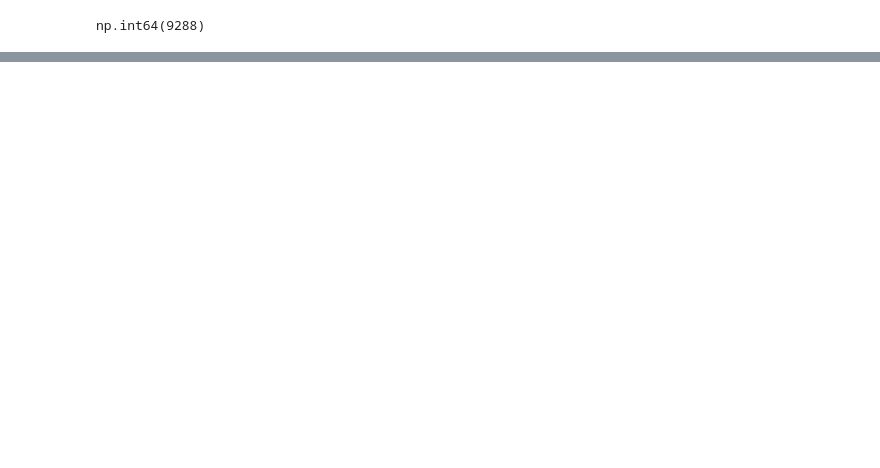
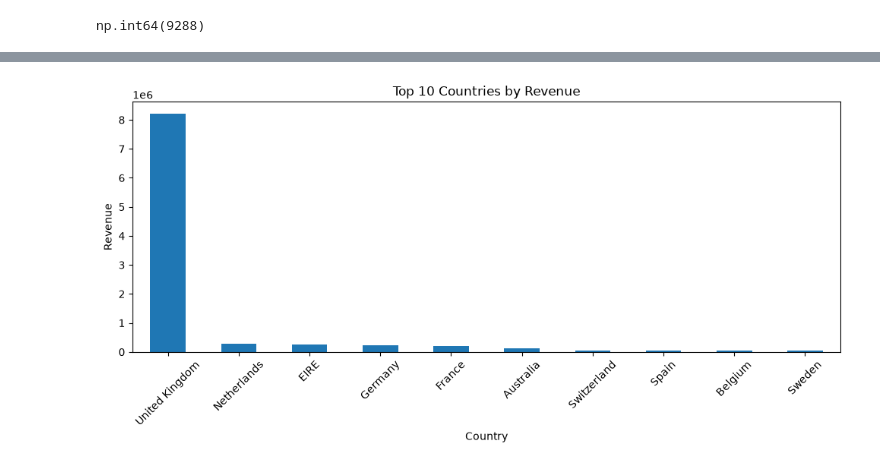
Before and after one commit to m-anup/E-commerce-Sales-Analysis, a Jupyter notebook: notebooks/01_data_exploration.ipynb, the cells around one changed output, grey strips where cells are left out. Cells and saved outputs as stored; diff of their text form; code cells hidden in the pictures; blank space fills up the shorter version.

```diff
--- a/notebooks/01_data_exploration.ipynb
+++ b/notebooks/01_data_exploration.ipynb
@@ -113,0 +179,7 @@ np.int64(2515)
+# %%
+import pandas as pd
+import numpy as np
+import matplotlib.pyplot as plt
+import seaborn as sns
+
+df = pd.read_csv("../data/cleaned/online_retail_cleaned.csv")
@@ -113,0 +217,3 @@ np.int64(2515)
+# %%
+country_sales = df.groupby("Country")["Revenue"].sum().sort_values(ascending=False)
+country_sales.head(10)
@@ -113,0 +508,13 @@ np.int64(2515)
+# %%
+top_countries = country_sales.head(10)
+
+top_countries.plot(kind="bar", figsize=(10, 5))
+
+plt.title("Top 10 Countries by Revenue")
+plt.xlabel("Country")
+plt.ylabel("Revenue")
+plt.xticks(rotation=45)
+plt.tight_layout()
+plt.show()
+# %% [output]
+[figure, added]
```
Also changed, not shown: parts of 65 cells of this notebook, 1 other file.
